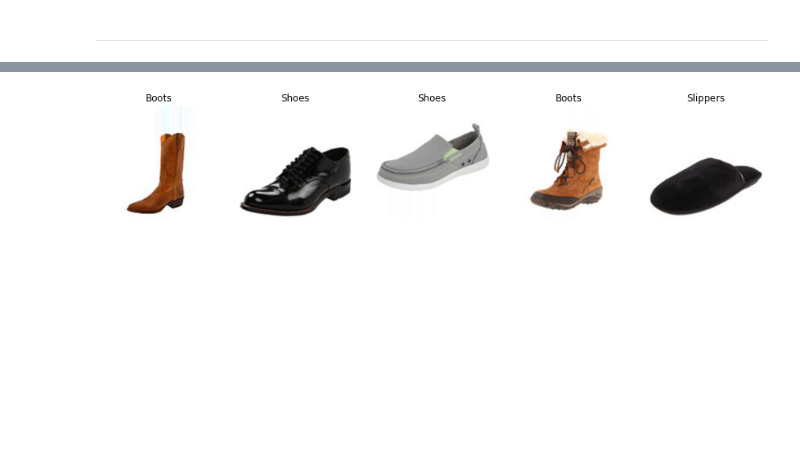
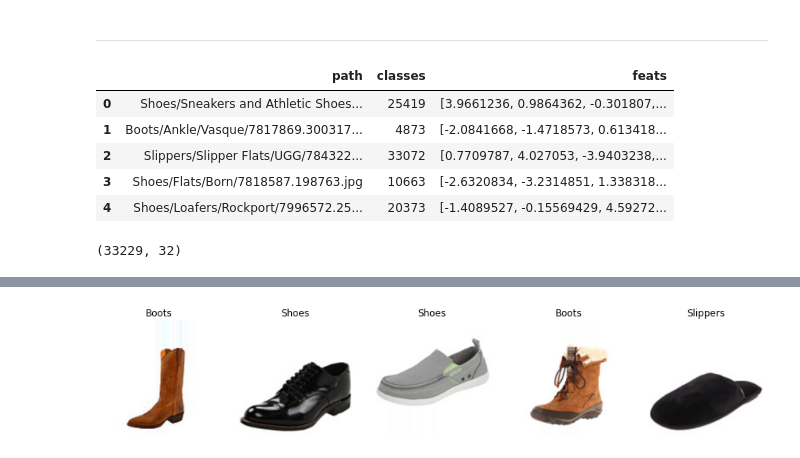
Before and after one commit to ergonyc/snkr-finder, a Jupyter notebook: 01_data.ipynb, the cells around one changed output, grey strips where cells are left out. Saved outputs shown, nothing was run; the diff lists cells and outputs as text; code cells hidden in the pictures; blank space fills up the shorter version.

```diff
--- a/01_data.ipynb
+++ b/01_data.ipynb
@@ -330,0 +659,14 @@ dls = dblock.dataloaders(df)
+# %%
+# put everythign in train, and don't do any augmentation since we are just going
+# resize to 160
+dblock = DataBlock(blocks=(ImageBlock, CategoryBlock),
+                   splitter=IndexSplitter([]),
+                   get_x=get_x,
+                   get_y=get_feat,
+                   item_tfms=Resize(160,method='pad', pad_mode='border')
+                  )
+#                   batch_tfms=tfms)  # border pads white...
+# %%
+dls = dblock.dataloaders(df,bs=64,drop_last=False, num_workers=4)
+
+#Now that I've read
@@ -330,0 +676,31 @@ dls = dblock.dataloaders(df)
+# %%
+vects = []
+clss = []
+for inputs,classes in dls[0]:
+    outs = model_conv(inputs).data.cpu().numpy()
+    vects.extend(list(outs))
+    clss.extend(list(classes.data.cpu().numpy()))
+# %%
+paths = [dls[0].vocab[i] for i in clss]
+# %%
+#store all relevant info in a pandas datafram
+df_feat = pd.DataFrame({"path": paths, "classes":clss, "feats":vects})
+df_feat.head()
+# %% [output]
+|  | path | classes | feats |
+| 0 | Shoes/Sneakers and Athletic Shoes... | 25419 | [3.9661236, 0.9864362, -0.301807,... |
+| 1 | Boots/Ankle/Vasque/7817869.300317... | 4873 | [-2.0841668, -1.4718573, 0.613418... |
+| 2 | Slippers/Slipper Flats/UGG/784322... | 33072 | [0.7709787, 4.027053, -3.9403238,... |
+| 3 | Shoes/Flats/Born/7818587.198763.jpg | 10663 | [-2.6320834, -3.2314851, 1.338318... |
+| 4 | Shoes/Loafers/Rockport/7996572.25... | 20373 | [-1.4089527, -0.15569429, 4.59272... |
+# %%
+# df['image_features'] = image_features
+# df['CID'] = ID
+
+
+# save it
+
+df2 = pd.merge(df, df_feat,  how='left', on='path')# left_on=['CID'], right_on = ['CID'])
+df2.shape
+# %% [output]
+(33229, 32)
```
Also changed, not shown: parts of 71 cells of this notebook, 2 other files.
